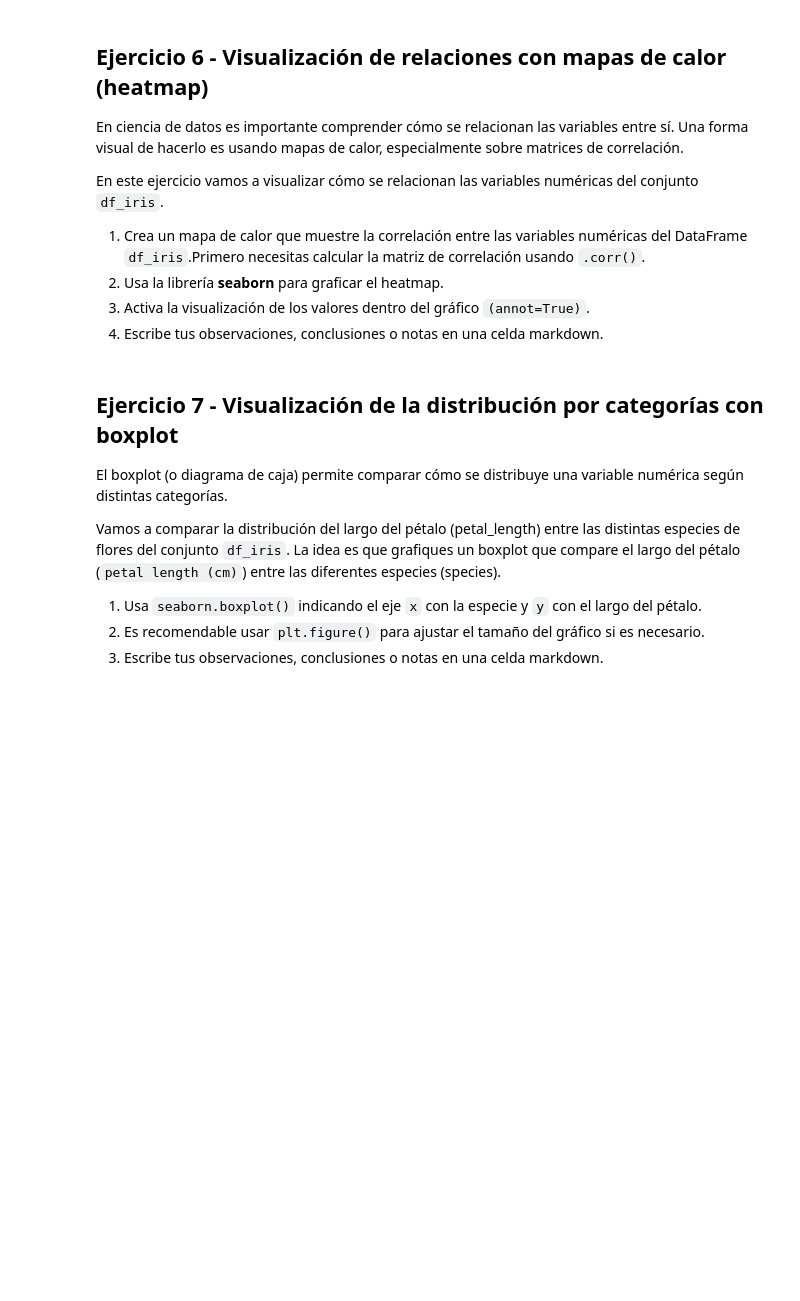
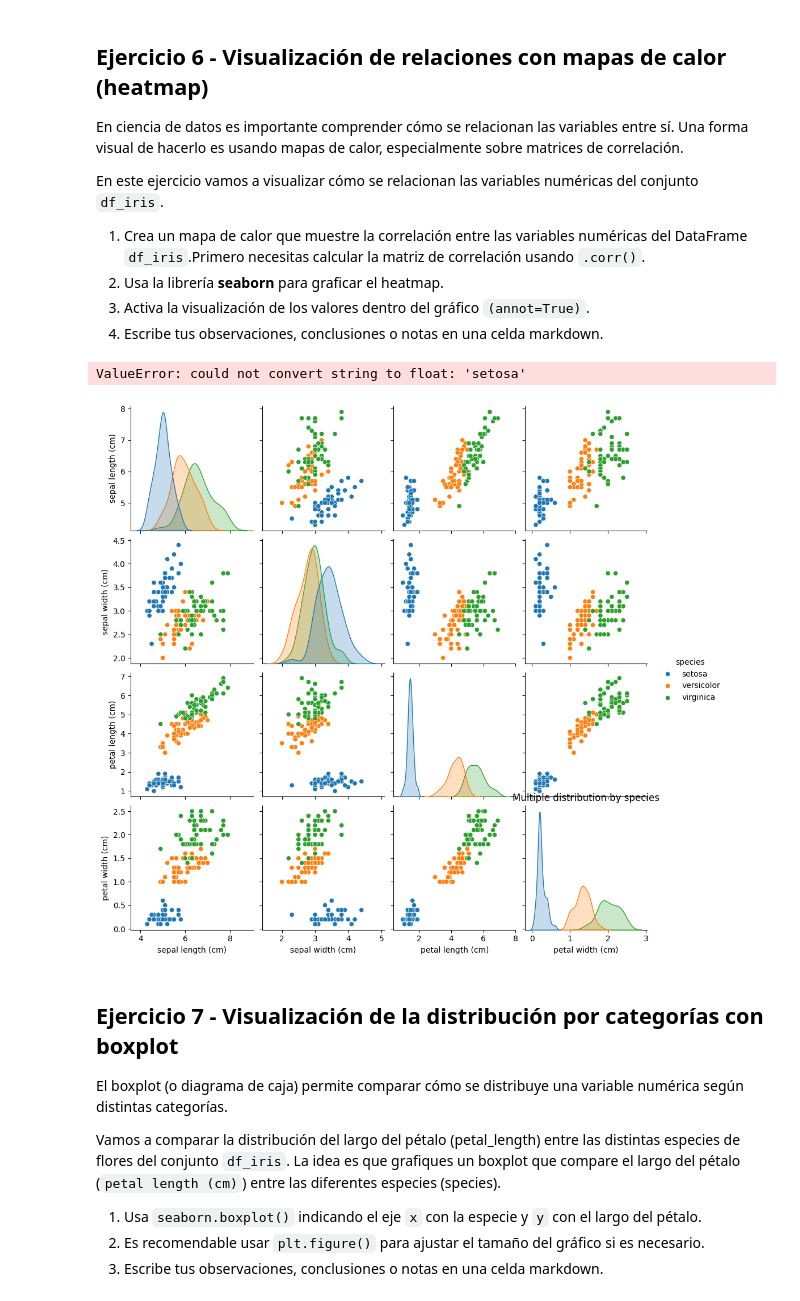
Before and after one commit to 4GeeksAcademy/Antonio27M-proyectodevisualizacion, a Jupyter notebook: notebook/03-project-visualization.ipynb, the cells around one changed output. Saved outputs shown, nothing was run; the diff lists cells and outputs as text; code cells hidden in the pictures; blank space fills up the shorter version.

```diff
--- a/notebook/03-project-visualization.ipynb
+++ b/notebook/03-project-visualization.ipynb
@@ -277,9 +295,18 @@ En este ejercicio vamos a visualizar cómo se relacionan las variables numérica
 3. Activa la visualización de los valores dentro del gráfico `(annot=True)`.
 4. Escribe tus observaciones, conclusiones o notas en una celda markdown.
 # %%
-# Calcular la matriz de correlación
+data_map = df_iris.corr() #No comprendo el error
+sns.heatmap(data = data_map, annot = True, linecolor = 'Yellow', cmap = 'YlGnBu' )
+plt.Figure(figsize = (10, 5))
+# %% [output]
+ValueError: could not convert string to float: 'setosa'
 # %%
-# Crear el heatmap
+plt.Figure(figsize = (10, 5))
+sns.pairplot(df_iris, hue = "species")
+plt.title('Multiple distribution by species')
+plt.show()
+# %% [output]
+[figure, added]
 # %% [markdown]
 ## Ejercicio 7 - Visualización de la distribución por categorías con boxplot
 
```
Also changed, not shown: parts of 8 cells of this notebook.
